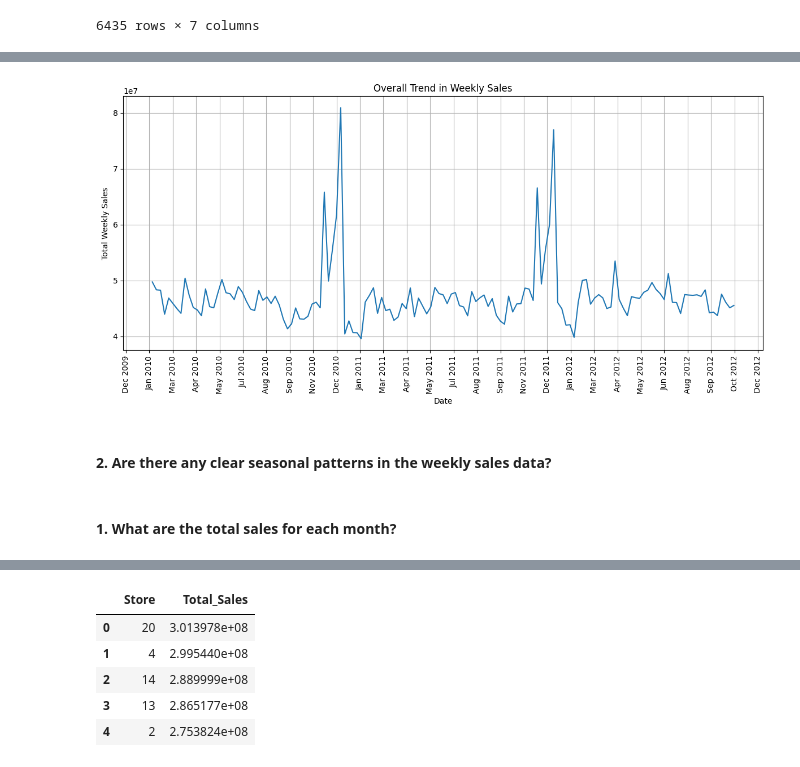
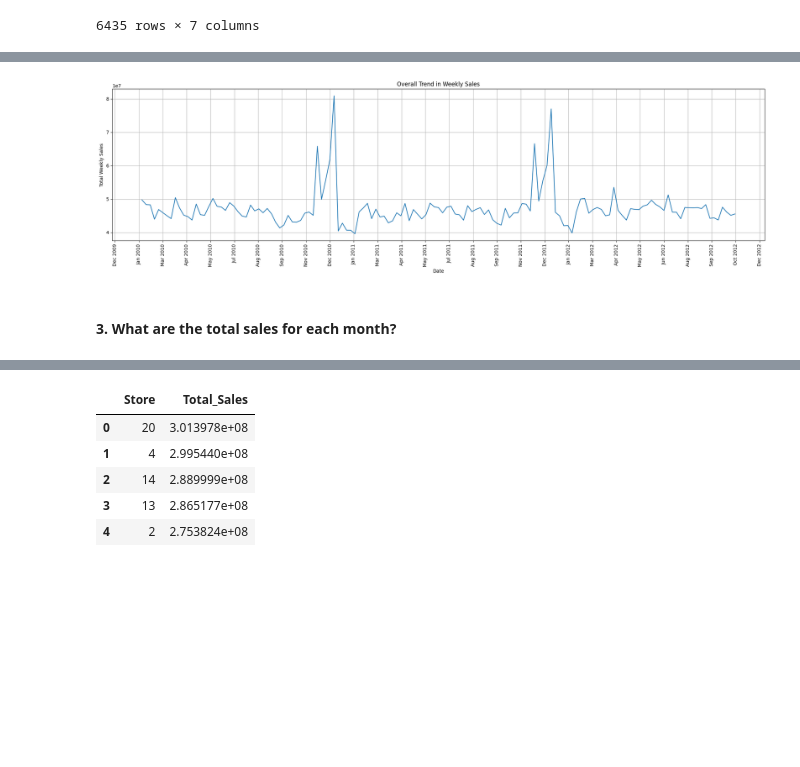
Before and after one commit to sagnikghosh03/OIBSIP, a Jupyter notebook: Project_1.ipynb, the cells around one changed output, grey strips where cells are left out. Cells and saved outputs as stored; diff of their text form; code cells hidden in the pictures; blank space fills up the shorter version.

```diff
--- a/Project_1.ipynb
+++ b/Project_1.ipynb
@@ -222,23 +224,21 @@ plt.show()  # Display the plot
 # %%
 # Aggregate weekly sales for all stores
 overall_sales = df.groupby(df.index)['Weekly_Sales'].sum()
 
 # Plot the overall trend
-plt.figure(figsize=(12, 6))
+plt.figure(figsize=(20, 6))
 plt.plot(overall_sales)
 plt.title('Overall Trend in Weekly Sales')
 plt.xlabel('Date')
 plt.ylabel('Total Weekly Sales')
 plt.grid(True)
 
 # Format x-axis to show each month
 plt.gca().xaxis.set_major_locator(plt.MaxNLocator(nbins=28))  # Limit number of ticks
 plt.gca().xaxis.set_major_formatter(plt.matplotlib.dates.DateFormatter('%b %Y'))  # Format dates
 
 plt.xticks(rotation=90)  # Rotate labels for better readability
 plt.tight_layout()  # Adjust layout to prevent clipping of labels
 plt.show()
 # %% [output]
-[figure, old version]
+[figure, new version]
-# %% [markdown]
-#### 2. Are there any clear seasonal patterns in the weekly sales data?
@@ -257,5 +245,5 @@ plt.show()
 # %% [markdown]
-#### 1. What are the total sales for each month?
+#### 3. What are the total sales for each month?
 # %%
 # Resample data by month and calculate total sales
 monthly_sales = df['Weekly_Sales'].resample('M').sum()
```
Also changed, not shown: parts of 50 cells of this notebook.
